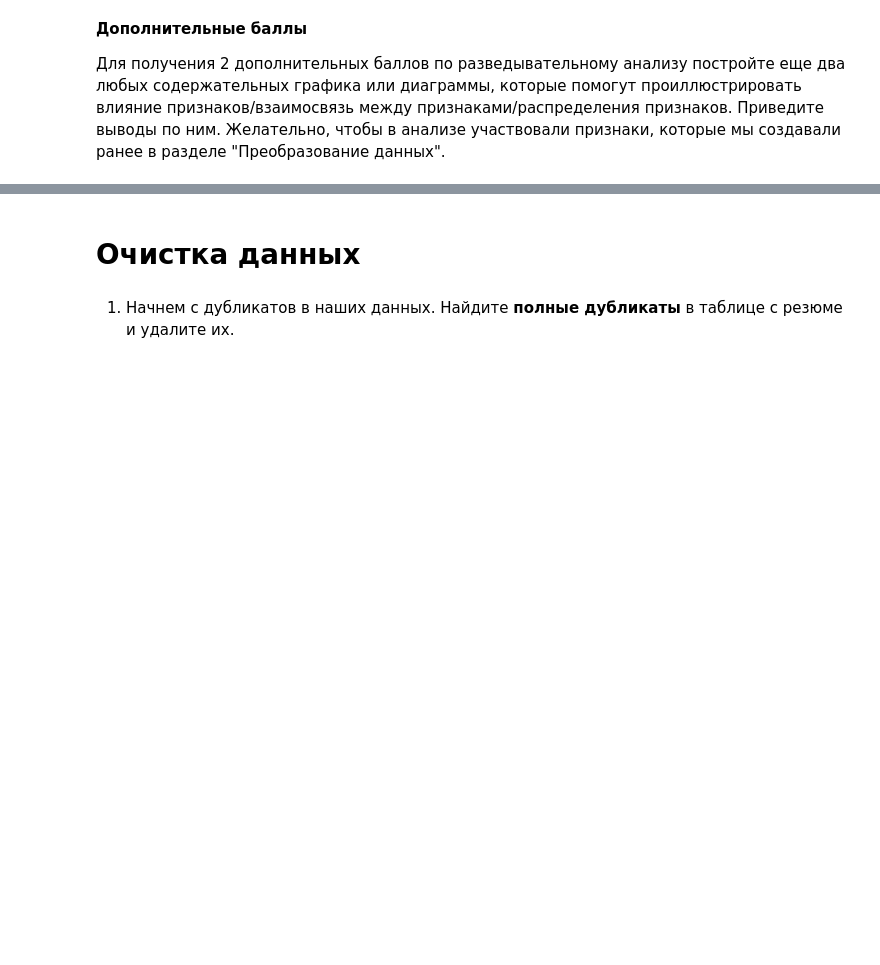
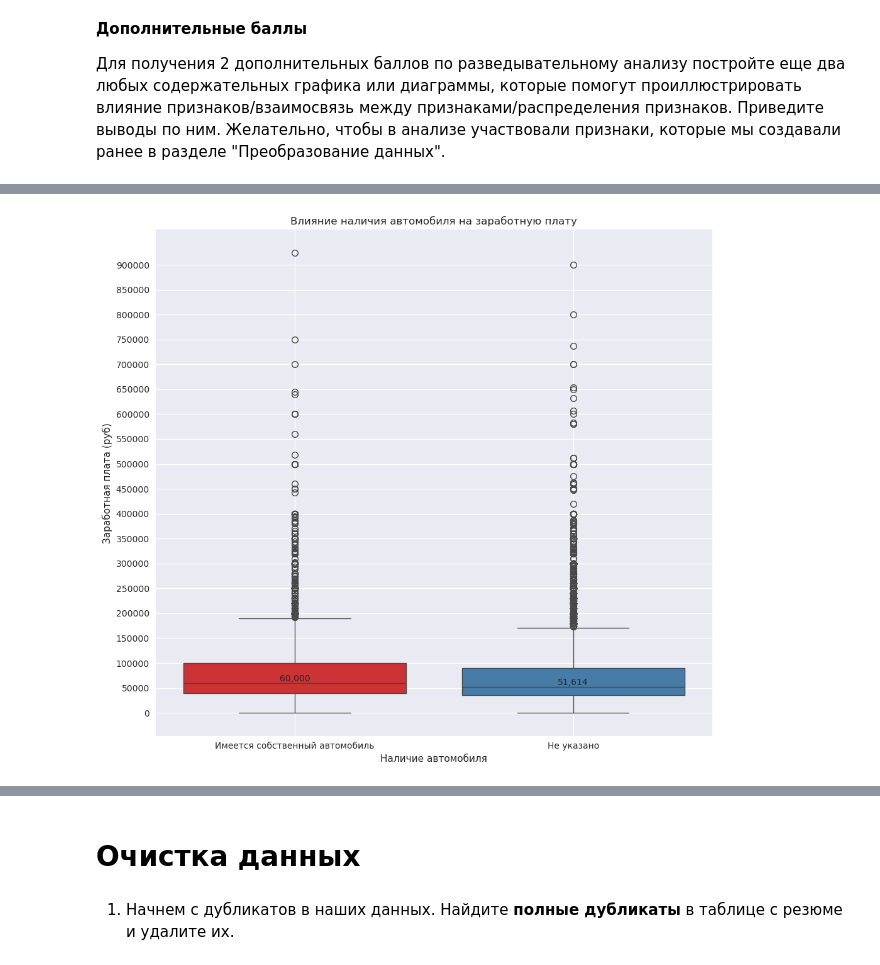
Before and after one commit to nikolay-grudanov/MEPHI-SF_ML, a Jupyter notebook: academic-semester-1/python_for_data_analysis/HW-2_PJ/Project.GrudanovNA.ipynb, the cells around one changed output, grey strips where cells are left out. Cells and saved outputs as stored; diff of their text form; code cells hidden in the pictures; blank space fills up the shorter version.

```diff
--- a/academic-semester-1/python_for_data_analysis/HW-2_PJ/Project.GrudanovNA.ipynb
+++ b/academic-semester-1/python_for_data_analysis/HW-2_PJ/Project.GrudanovNA.ipynb
@@ -1286,0 +1412,39 @@ fig.show()
+# %%
+# График влияния наличия автомобиля на заработную плату
+fig, ax = plt.subplots(figsize=(10, 9))# устанавливаем размеры графика
+sns.boxplot(
+    data=hh_df_wo_outliers,
+    x='Авто',
+    y='ЗП (руб)',
+    hue='Авто',
+    palette='Set1'
+    )
+plt.title('Влияние наличия автомобиля на заработную плату')
+plt.xlabel('Наличие автомобиля')
+plt.ylabel('Заработная плата (руб)')
+plt.grid(True)
+
+# Добавляем метки на график
+min_exp = hh_df_wo_outliers['ЗП (руб)'].min()
+max_exp = hh_df_wo_outliers['ЗП (руб)'].max()
+
+ax.set_yticks(np.arange(0, max_exp, 50_000))
+
+# Добавляем медианные значения над боксплотами
+medians = hh_df_wo_outliers.groupby('Авто')['ЗП (руб)'].median()
+
+# Получаем порядок полов на графике
+xticklabels = [tick.get_text() for tick in ax.get_xticklabels()]
+
+for i, car in enumerate(xticklabels):
+    median = medians[car]
+    plt.text(i, median, f'{median:,.0f}',
+             horizontalalignment='center',
+             verticalalignment='bottom')
+
+plt.tight_layout()
+
+# Сохранение графика в файл
+plt.savefig('charts/boxplot_salary_by_car.png', dpi=300)
+# %% [output]
+[figure, added]
```
Also changed, not shown: parts of 19 cells of this notebook, 7 other files.
